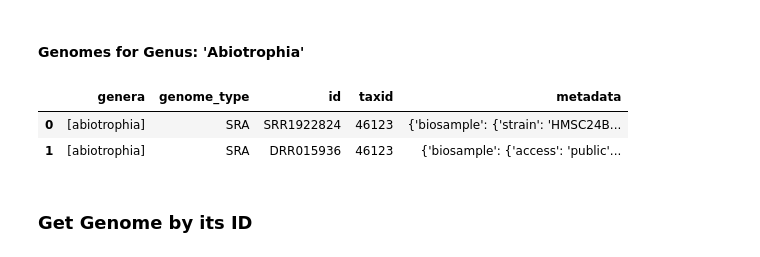
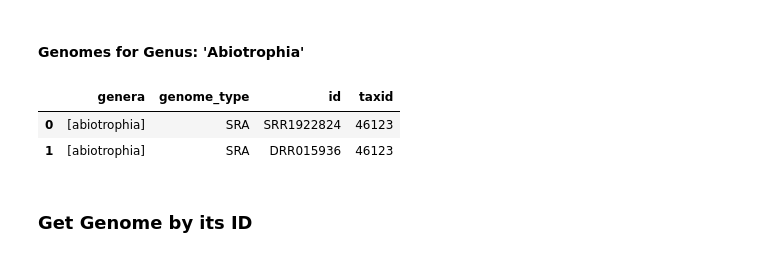
Before and after one commit to IBM/omxware-getting-started, a Jupyter notebook: GettingStarted.ipynb, the cells around one changed output. Saved outputs shown, nothing was run; the diff lists cells and outputs as text; code cells hidden in the pictures.

```diff
--- a/GettingStarted.ipynb
+++ b/GettingStarted.ipynb
@@ -54,14 +54,14 @@ import omxware
 
 # --- Authentication options --- #
 # generate token with OMXWare user name and password (likely done once and then stored in file, see usage below)
-# token = omxware.get_token('username', '<pw>') # fill in password to initiate token
+token = omxware.get_token('username', 'password') # fill in password to initiate token
 
 # or
 
 # use previously generated token loaded from file
-token_path = "./omxware_collaborative_work/super_awesome_token"  # update for your path to the token file you create
-f = open(token_path)
-token = f.readline()
+# token_path = "./omxware_collaborative_work/super_awesome_token"  # update for your path to the token file you create
+# f = open(token_path)
+# token = f.readline()
 
 # provide your token to authenticate with OMXWare
 omx = omxware.omxware(token)
@@ -72,16 +72,16 @@ omx = omxware.omxware(token)
 # %%
 # Get Genus object for genus_name = 'abiotrophia'
 genus = omx.genus(genus_names='abiotrophia').results()[0]
 
 # Get Genomes for the Genus ^^^^^^^^
 genomes_for_genus = genus.genomes()
-g4gdf = genomes_for_genus.results(type='df')[['genera','genome_type','id','taxid', 'metadata']]
+g4gdf = genomes_for_genus.results(type='df')[['genera','genome_type','id','taxid']]
 
 display(g4gdf)
 # %% [output]
-|  | genera | genome_type | id | taxid | metadata |
-| 0 | [abiotrophia] | SRA | SRR1922824 | 46123 | {'biosample': {'strain': 'HMSC24B... |
-| 1 | [abiotrophia] | SRA | DRR015936 | 46123 | {'biosample': {'access': 'public'... |
+|  | genera | genome_type | id | taxid |
+| 0 | [abiotrophia] | SRA | SRR1922824 | 46123 |
+| 1 | [abiotrophia] | SRA | DRR015936 | 46123 |
 # %% [markdown]
 ### Get Genome by its ID
 # %%
```
Also changed, not shown: parts of 7 cells of this notebook.
